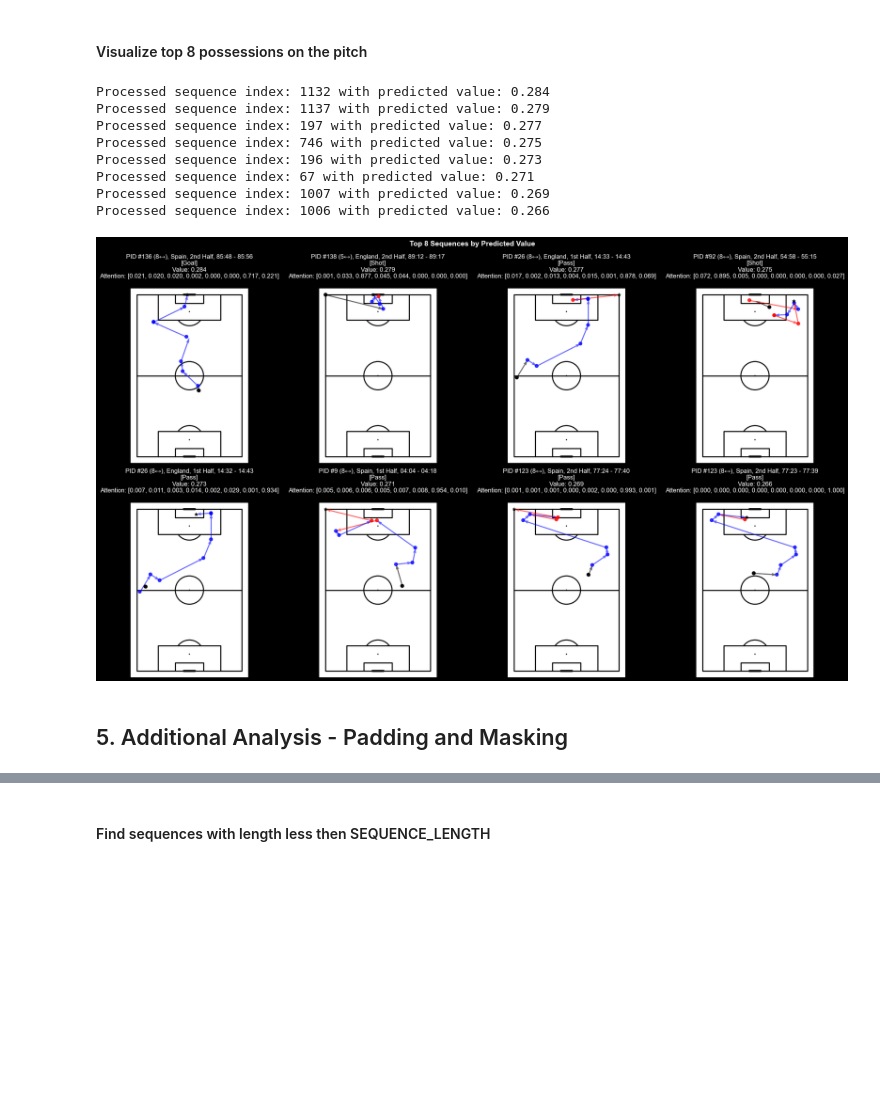
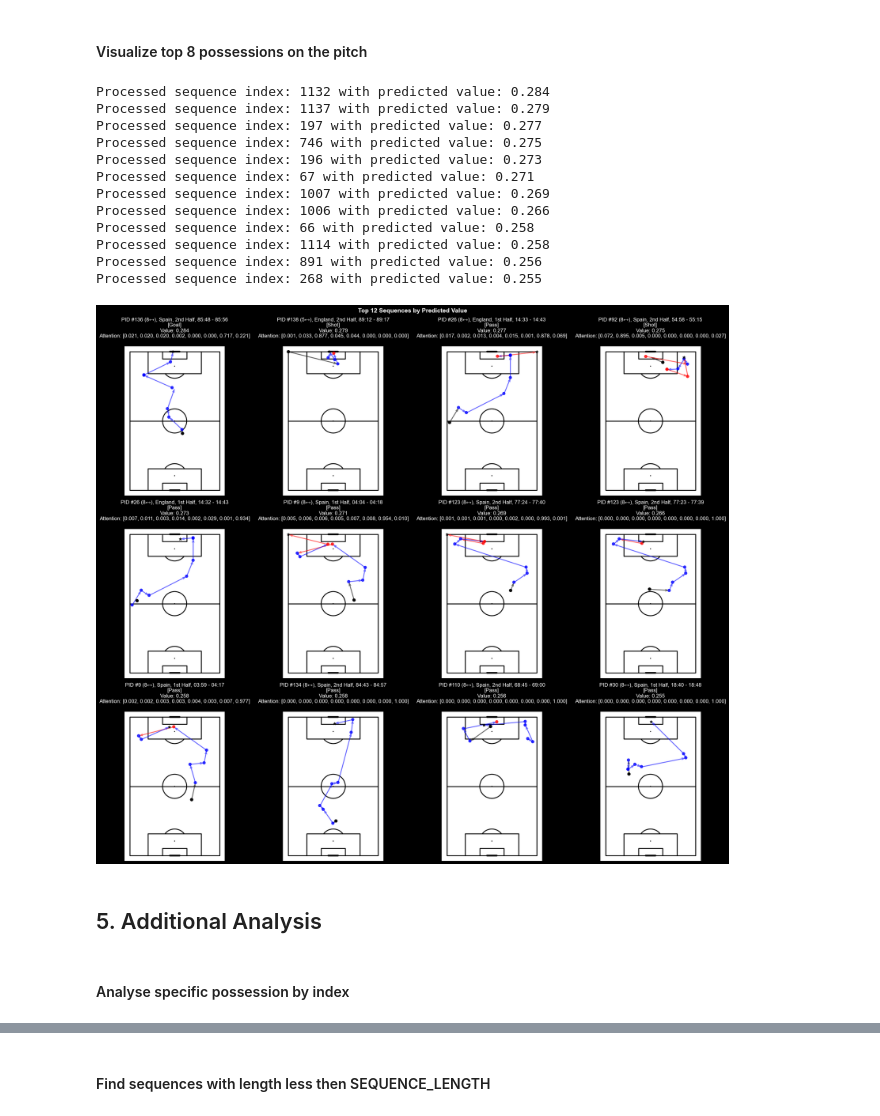
Before and after one commit to tmorcinek/statsbomb-scout, a Jupyter notebook: analysis_final_match.ipynb, the cells around one changed output, grey strips where cells are left out. Drawn from its saved outputs; the diff is of its cells as text; code cells hidden in the pictures; blank space fills up the shorter version.

Commit message:
Updating transformer small possessions.

```diff
--- a/analysis_final_match.ipynb
+++ b/analysis_final_match.ipynb
@@ -214,17 +215,23 @@ top_possessions_df.head()
 # %% [markdown]
 #### Visualize top 8 possessions on the pitch
 # %%
-visualize_top_sequences(p, predicted_values, attention_weights, 8, cols=4)
+visualize_top_sequences(p, predicted_values, attention_weights, 12, cols=4)
 plt.savefig(f"{MODEL_DIR}/top_possessions_final.png", dpi=300)
 # %% [output]
 Processed sequence index: 1132 with predicted value: 0.284
 Processed sequence index: 1137 with predicted value: 0.279
 Processed sequence index: 197 with predicted value: 0.277
 Processed sequence index: 746 with predicted value: 0.275
 Processed sequence index: 196 with predicted value: 0.273
 Processed sequence index: 67 with predicted value: 0.271
 Processed sequence index: 1007 with predicted value: 0.269
 Processed sequence index: 1006 with predicted value: 0.266
+Processed sequence index: 66 with predicted value: 0.258
+Processed sequence index: 1114 with predicted value: 0.258
+Processed sequence index: 891 with predicted value: 0.256
+Processed sequence index: 268 with predicted value: 0.255
-[figure, old version]
+[figure, new version]
 # %% [markdown]
-## 5. Additional Analysis - Padding and Masking
+## 5. Additional Analysis
+# %% [markdown]
+#### Analyse specific possession by index
```
Also changed, not shown: parts of 4 cells of this notebook, 2 other files.
